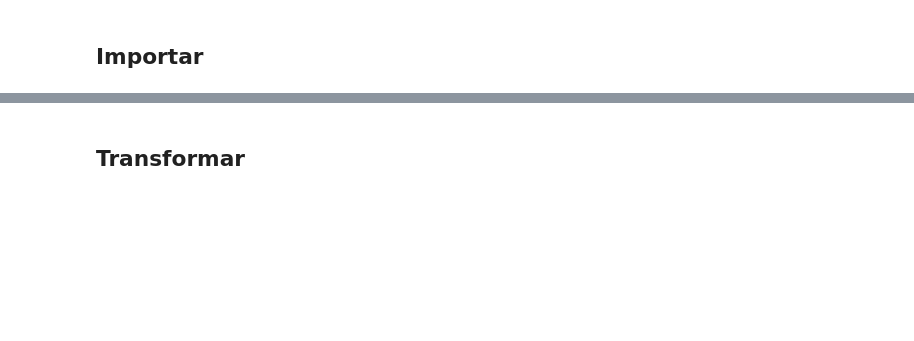
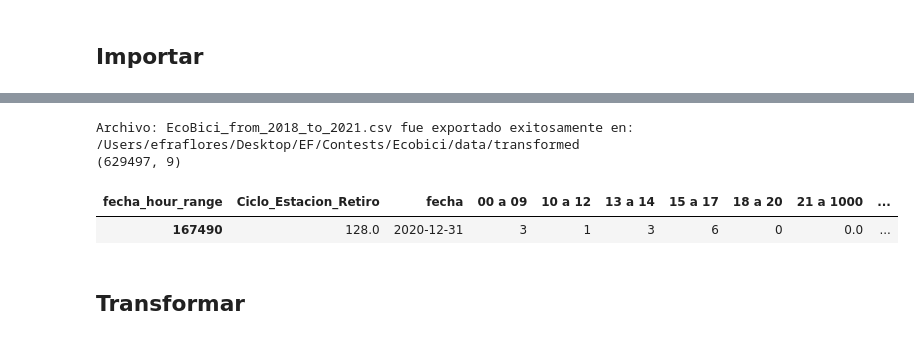
Before and after one commit to Afroefras/ecobici_forecast, a Jupyter notebook: scripts/EcoBici_Model.ipynb, the cells around one changed output, grey strips where cells are left out. Drawn from its saved outputs; the diff is of its cells as text; code cells hidden in the pictures; blank space fills up the shorter version.

```diff
--- a/scripts/EcoBici_Model.ipynb
+++ b/scripts/EcoBici_Model.ipynb
@@ -472,6 +17,13 @@ print(eb)
 # %%
-# df = eb.read_raw_files(from_year=2018, to_year=2021, index=['Ciclo_Estacion_Retiro','fecha'], columns='fecha_hour_range', values='n', aggfunc='count', fill_value=0)
-# df.sample()
+df = eb.read_raw_files(from_year=2018, to_year=2021, index=['Ciclo_Estacion_Retiro','fecha'], columns='fecha_hour_range', values='n', aggfunc='count', fill_value=0)
+print(df.shape)
+df.sample()
+# %% [output]
+Archivo: EcoBici_from_2018_to_2021.csv fue exportado exitosamente en:
+/Users/efraflores/Desktop/EF/Contests/Ecobici/data/transformed
+(629497, 9)
+| fecha_hour_range | Ciclo_Estacion_Retiro | fecha | 00 a 09 | 10 a 12 | 13 a 14 | 15 a 17 | 18 a 20 | 21 a 1000 | ... |
+| 167490 | 128.0 | 2020-12-31 | 3 | 1 | 3 | 6 | 0 | 0.0 | ... |
 # %% [markdown]
 ## Transformar
 # %%
```
Also changed, not shown: parts of 12 cells of this notebook, 2 other files.
